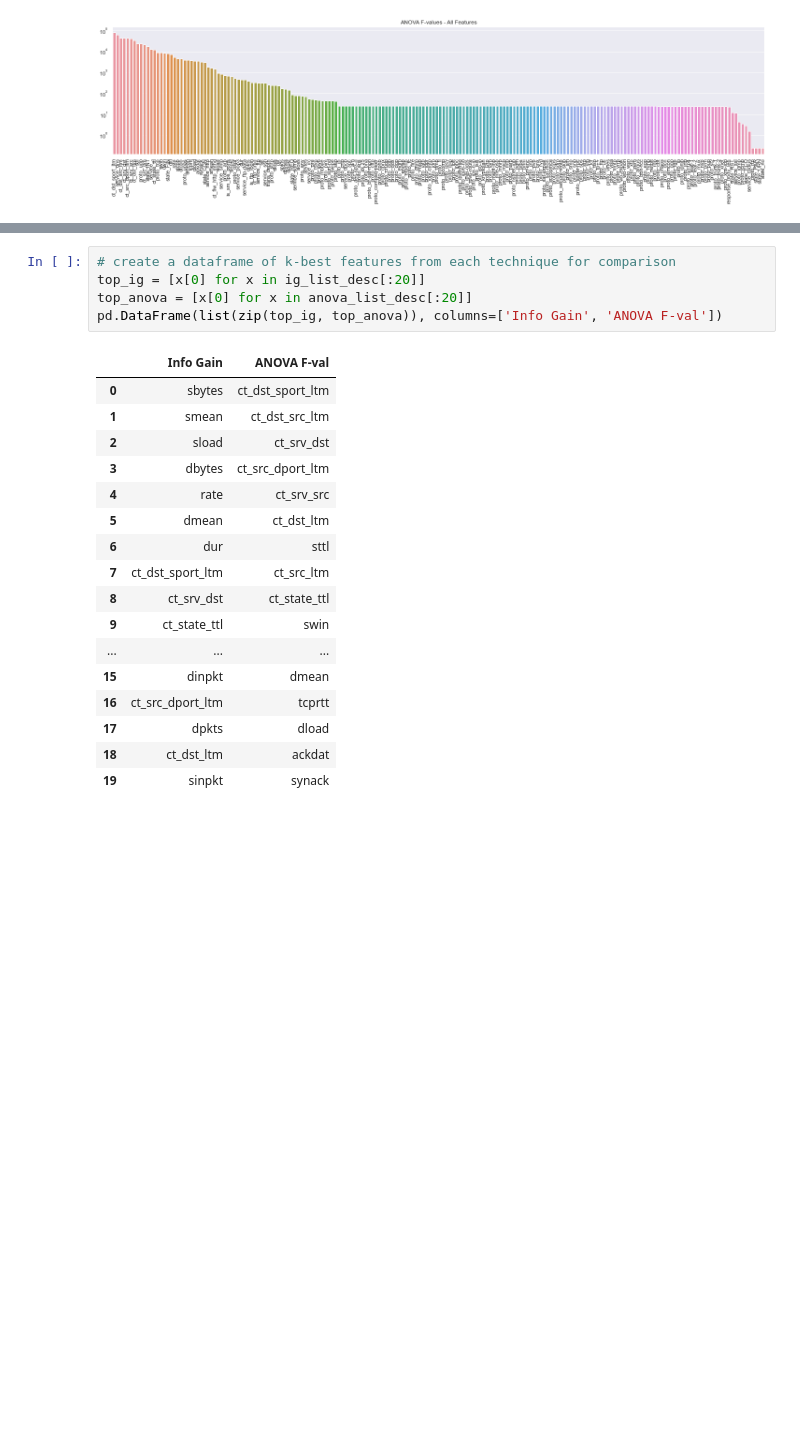
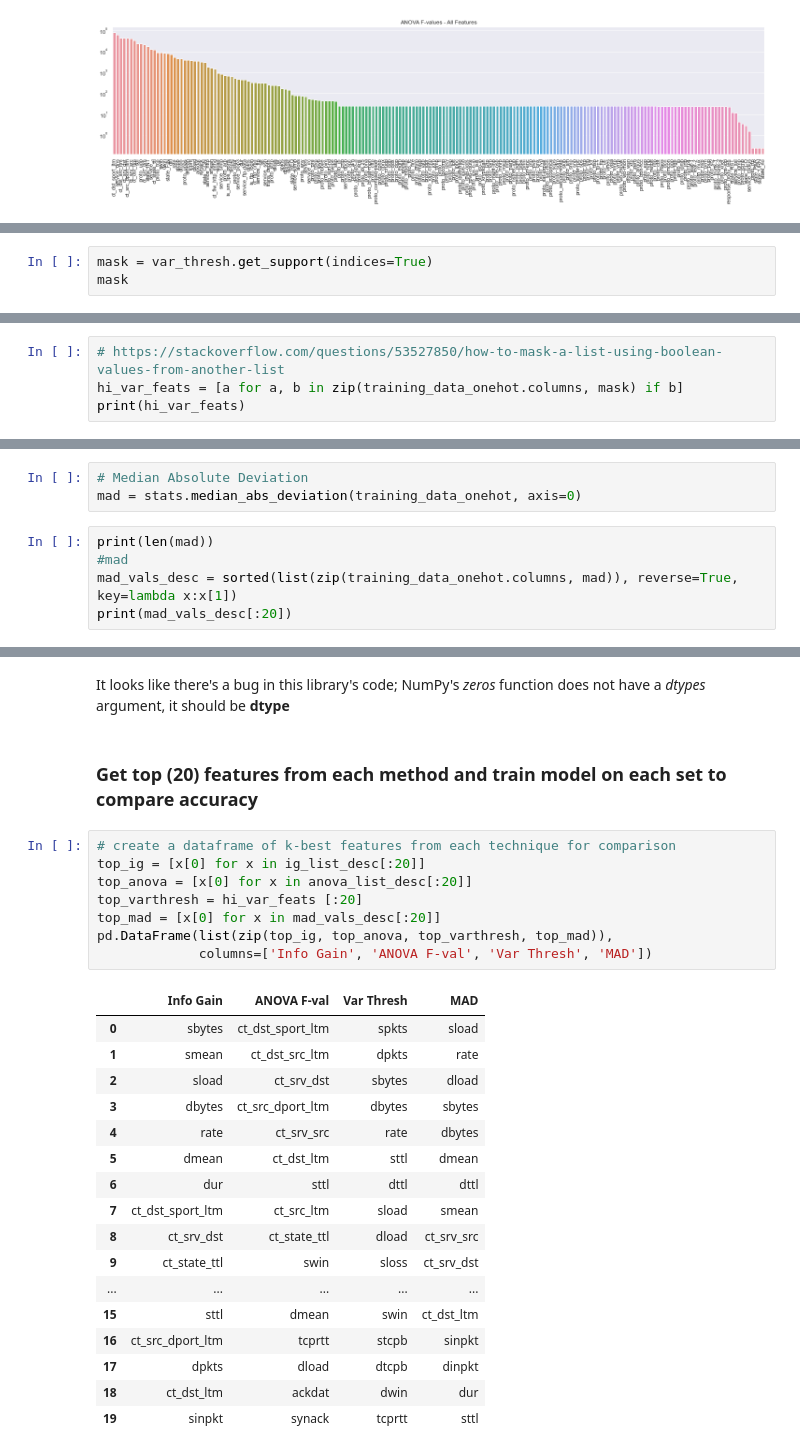
Before and after one commit to pvan1/DATA-606-Capstone, a Jupyter notebook: capstone-phase1.ipynb, the cells around one changed output, grey strips where cells are left out. Cells and saved outputs as stored; diff of their text form; blank space fills up the shorter version.

```diff
--- a/capstone-phase1.ipynb
+++ b/capstone-phase1.ipynb
@@ -610,0 +671,3 @@ plotbarchart(training_data_onehot.columns, f_value_full, './images/anova_fvalues
+# %%
+mask = var_thresh.get_support(indices=True)
+mask
@@ -610,0 +678,4 @@ plotbarchart(training_data_onehot.columns, f_value_full, './images/anova_fvalues
+# %%
+# https://stackoverflow.com/questions/53527850/how-to-mask-a-list-using-boolean-values-from-another-list
+hi_var_feats = [a for a, b in zip(training_data_onehot.columns, mask) if b]
+print(hi_var_feats)
@@ -610,0 +688,8 @@ plotbarchart(training_data_onehot.columns, f_value_full, './images/anova_fvalues
+# %%
+# Median Absolute Deviation
+mad = stats.median_abs_deviation(training_data_onehot, axis=0)
+# %%
+print(len(mad))
+#mad
+mad_vals_desc = sorted(list(zip(training_data_onehot.columns, mad)), reverse=True, key=lambda x:x[1])
+print(mad_vals_desc[:20])
@@ -611,23 +706,30 @@ plotbarchart(training_data_onehot.columns, f_value_full, './images/anova_fvalues
+# %% [markdown]
+It looks like there's a bug in this library's code; NumPy's *zeros* function does not have a *dtypes* argument, it should be **dtype**
+# %% [markdown]
+### Get top (20) features from each method and train model on each set to compare accuracy
 # %%
 # create a dataframe of k-best features from each technique for comparison
 top_ig = [x[0] for x in ig_list_desc[:20]]
 top_anova = [x[0] for x in anova_list_desc[:20]]
-pd.DataFrame(list(zip(top_ig, top_anova)), columns=['Info Gain', 'ANOVA F-val'])
+top_varthresh = hi_var_feats [:20]
+top_mad = [x[0] for x in mad_vals_desc[:20]]
+pd.DataFrame(list(zip(top_ig, top_anova, top_varthresh, top_mad)),
+             columns=['Info Gain', 'ANOVA F-val', 'Var Thresh', 'MAD'])
 # %% [output]
-|  | Info Gain | ANOVA F-val |
-| 0 | sbytes | ct_dst_sport_ltm |
-| 1 | smean | ct_dst_src_ltm |
-| 2 | sload | ct_srv_dst |
-| 3 | dbytes | ct_src_dport_ltm |
-| 4 | rate | ct_srv_src |
-| 5 | dmean | ct_dst_ltm |
-| 6 | dur | sttl |
-| 7 | ct_dst_sport_ltm | ct_src_ltm |
-| 8 | ct_srv_dst | ct_state_ttl |
-| 9 | ct_state_ttl | swin |
-| ... | ... | ... |
-| 15 | dinpkt | dmean |
-| 16 | ct_src_dport_ltm | tcprtt |
-| 17 | dpkts | dload |
-| 18 | ct_dst_ltm | ackdat |
-| 19 | sinpkt | synack |
+|  | Info Gain | ANOVA F-val | Var Thresh | MAD |
+| 0 | sbytes | ct_dst_sport_ltm | spkts | sload |
+| 1 | smean | ct_dst_src_ltm | dpkts | rate |
+| 2 | sload | ct_srv_dst | sbytes | dload |
+| 3 | dbytes | ct_src_dport_ltm | dbytes | sbytes |
+| 4 | rate | ct_srv_src | rate | dbytes |
+| 5 | dmean | ct_dst_ltm | sttl | dmean |
+| 6 | dur | sttl | dttl | dttl |
+| 7 | ct_dst_sport_ltm | ct_src_ltm | sload | smean |
+| 8 | ct_srv_dst | ct_state_ttl | dload | ct_srv_src |
+| 9 | ct_state_ttl | swin | sloss | ct_srv_dst |
+| ... | ... | ... | ... | ... |
+| 15 | sttl | dmean | swin | ct_dst_ltm |
+| 16 | ct_src_dport_ltm | tcprtt | stcpb | sinpkt |
+| 17 | dpkts | dload | dtcpb | dinpkt |
+| 18 | ct_dst_ltm | ackdat | dwin | dur |
+| 19 | sinpkt | synack | tcprtt | sttl |
```
Also changed, not shown: parts of 58 cells of this notebook.
